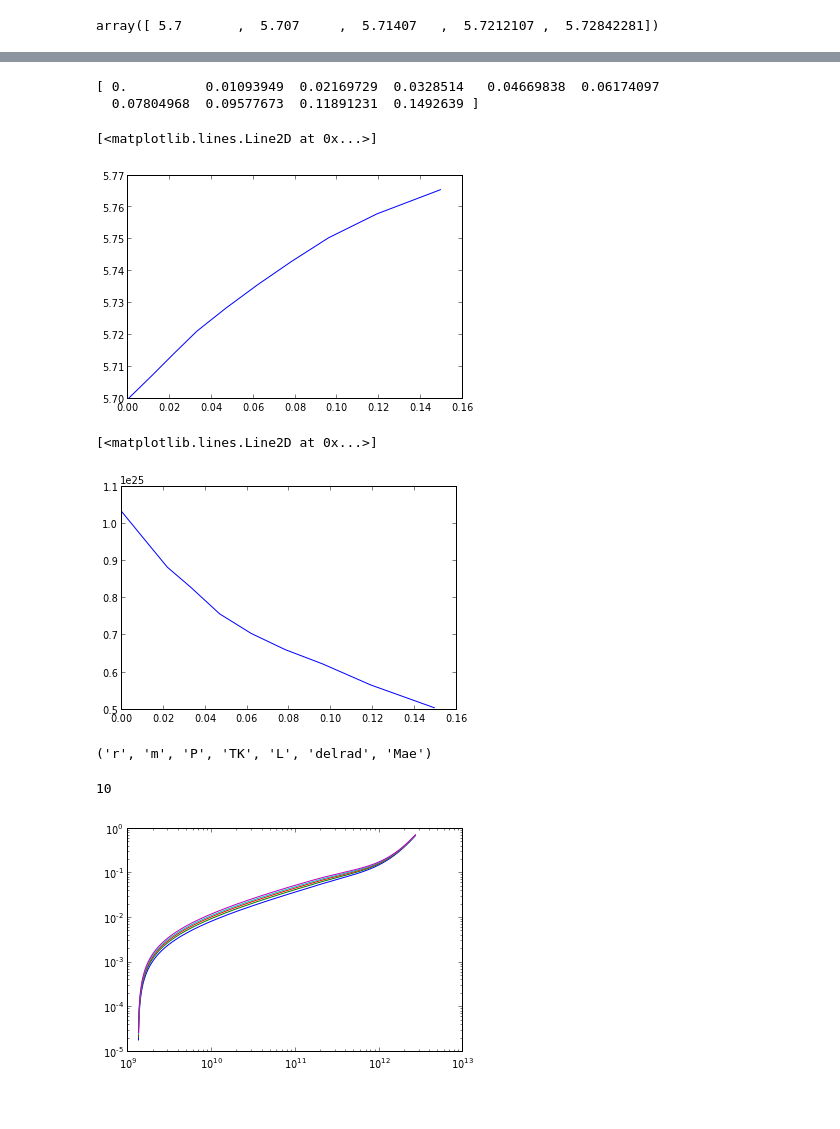
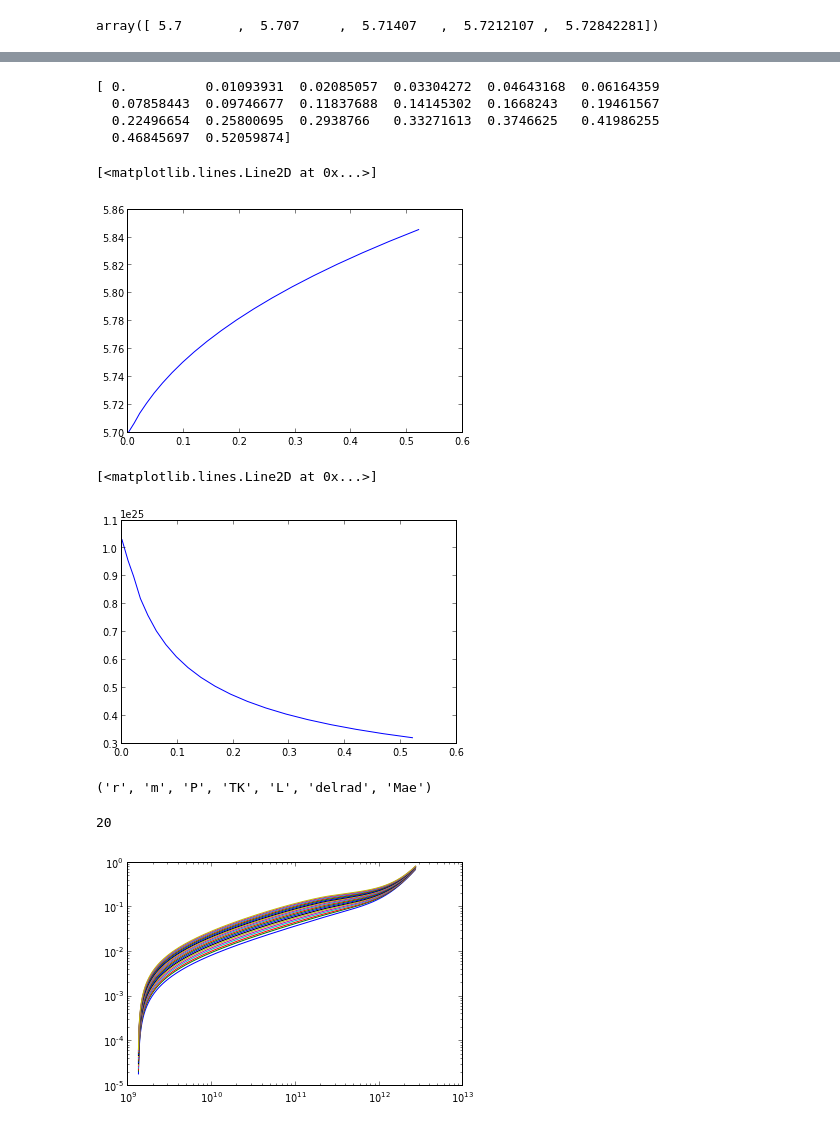
Before and after one commit to apiso/core_accretion, a Jupyter notebook: python/RadSGPoly/Evolve.ipynb, the cells around one changed output, grey strips where cells are left out. Cells and saved outputs as stored; diff of their text form; code cells hidden in the pictures.

```diff
--- a/python/RadSGPoly/Evolve.ipynb
+++ b/python/RadSGPoly/Evolve.ipynb
@@ -4,3 +8,3 @@ from utils.constants import Me, Re
 # %%
-bca, profs = s2.evolve_DM(5.7*s2.Me, 5)
+bca3, profs3 = s2.evolve_DM(5.7*s2.Me, 5)
 # %% [output]
@@ -54,29 +30,31 @@ sol2 Lfac status  5  with error  [ -7.81119084e-04  -1.64228168e-05]
 # %%
-tMyr = np.cumsum(bca2.dt)/s2.Myr
+tMyr = np.cumsum(bca.dt)/s2.Myr
 print tMyr
 # %% [output]
-[ 0.          0.01093949  0.02169729  0.0328514   0.04669838  0.06174097
-  0.07804968  0.09577673  0.11891231  0.1492639 ]
+[ 0.          0.01093931  0.02085057  0.03304272  0.04643168  0.06164359
+  0.07858443  0.09746677  0.11837688  0.14145302  0.1668243   0.19461567
+  0.22496654  0.25800695  0.2938766   0.33271613  0.3746625   0.41986255
+  0.46845697  0.52059874]
 # %%
-plot(tMyr, bca2.M/Me)
+plot(tMyr, bca.M/Me)
 # %% [output]
 [<matplotlib.lines.Line2D at 0x...>]
-[figure, old version]
+[figure, new version]
 # %%
-plot(tMyr, 10**bca2.lL)
+plot(tMyr, 10**bca.lL)
 # %% [output]
 [<matplotlib.lines.Line2D at 0x...>]
-[figure, old version]
+[figure, new version]
 # %%
 profs[0].dtype.names
 # %% [output]
 ('r', 'm', 'P', 'TK', 'L', 'delrad', 'Mae')
 # %%
-len(profs2)
+len(profs)
 # %% [output]
-10
+20
 # %%
 for prof in profs:
     loglog(prof.r, prof.Mae)
 # %% [output]
-[figure, old version]
+[figure, new version]
```
Also changed, not shown: parts of 4 cells of this notebook, 4 other files.
